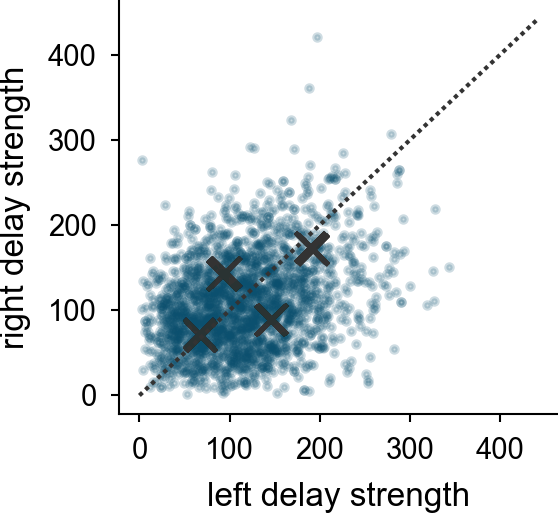
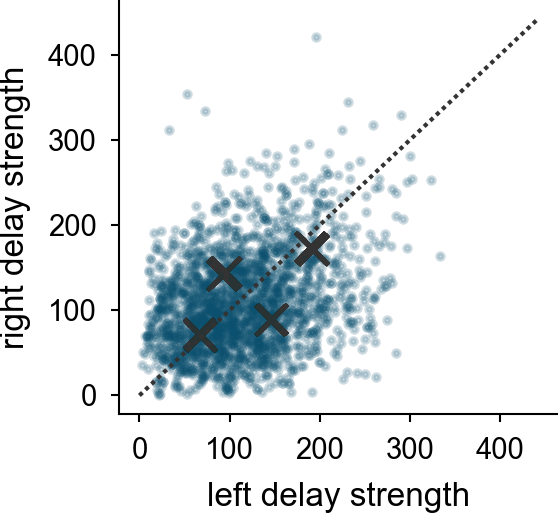
Code edit (unified diff) that turned the first committed figure into the second:
--- before
+++ after
@@ -32,4 +32,4 @@
 sns.despine()
 plt.tight_layout()
-plt.savefig('./GMM4FitsSingleVSDualReact_DELAY.svg')
+#plt.savefig('./GMM4FitsSingleVSDualReact_DELAY.svg')
 plt.show()

Commit: Changes for running with example session.